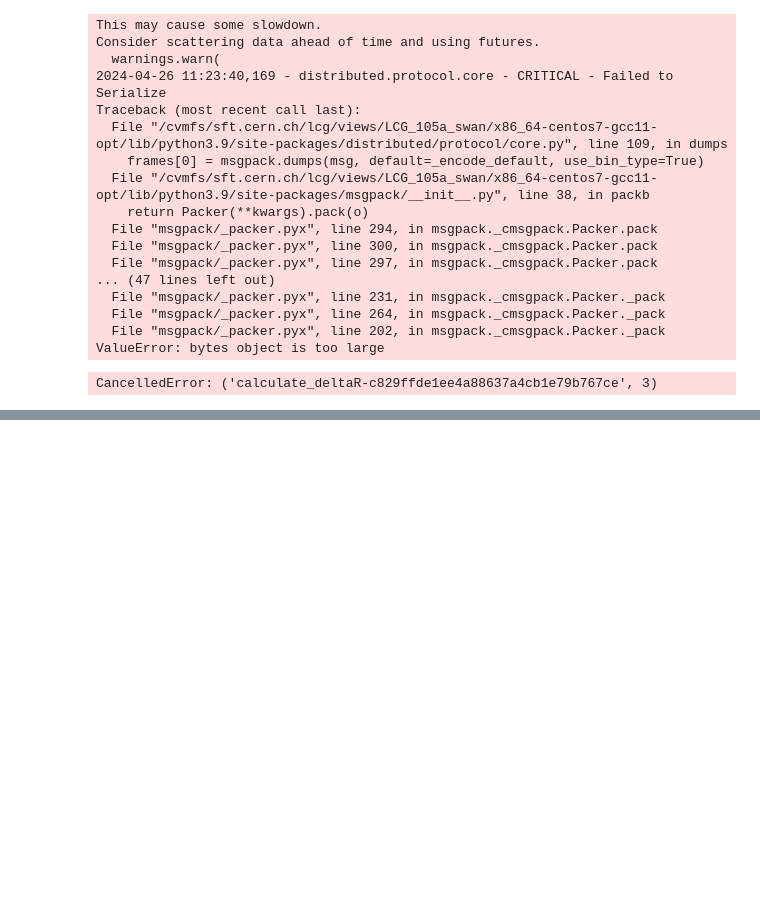
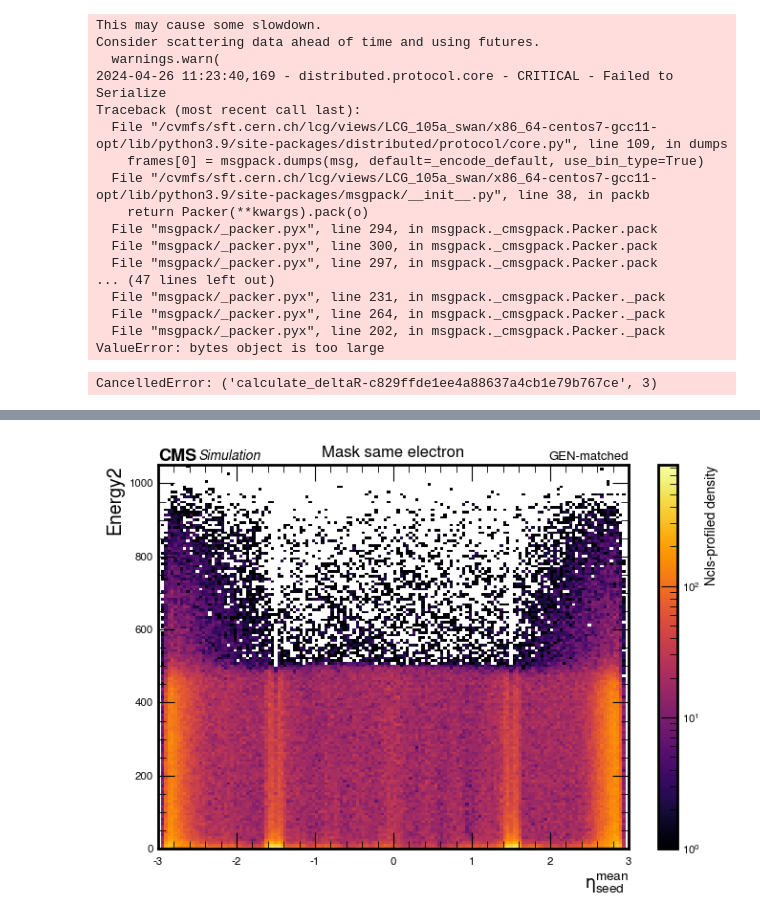
Before and after one commit to Cirrinci/CMS_Simulation, a Jupyter notebook: Untitled.ipynb, the cells around one changed output, grey strips where cells are left out. Saved outputs shown, nothing was run; the diff lists cells and outputs as text; code cells hidden in the pictures; blank space fills up the shorter version.

```diff
--- a/Untitled.ipynb
+++ b/Untitled.ipynb
@@ -202,0 +342,18 @@ print(df[['seed_eta', 'seed_phi']])
+# %%
+fig, ax = plt.subplots(1,1,dpi=100, figsize=(7, 5))
+
+A,xedges,yedges  = np.histogram2d(same_ele_events.eta_mean ,same_ele_events.energy2,bins=(150, 150), range=((-3,3),(0,1050)))
+
+s = 1#np.expand_dims(np.sum(A, axis=-1), axis=1)
+a = A/s
+X, Y = np.meshgrid(xedges, yedges)
+I = ax.pcolormesh(X, Y, a.T, norm=LogNorm(), cmap="inferno")
+
+fig.colorbar(I, ax=ax, label="Ncls-profiled density")
+ax.set_xlabel("$\eta^{mean}_{seed}$", fontsize=14)
+ax.set_ylabel("Energy2", fontsize=14)
+plt.title('Mask same electron')
+hep.cms.label(llabel="Simulation", rlabel="GEN-matched", loc=0, ax=ax)
+plt.tight_layout()
+# %% [output]
+[figure, added]
```
Also changed, not shown: parts of 11 cells of this notebook.
